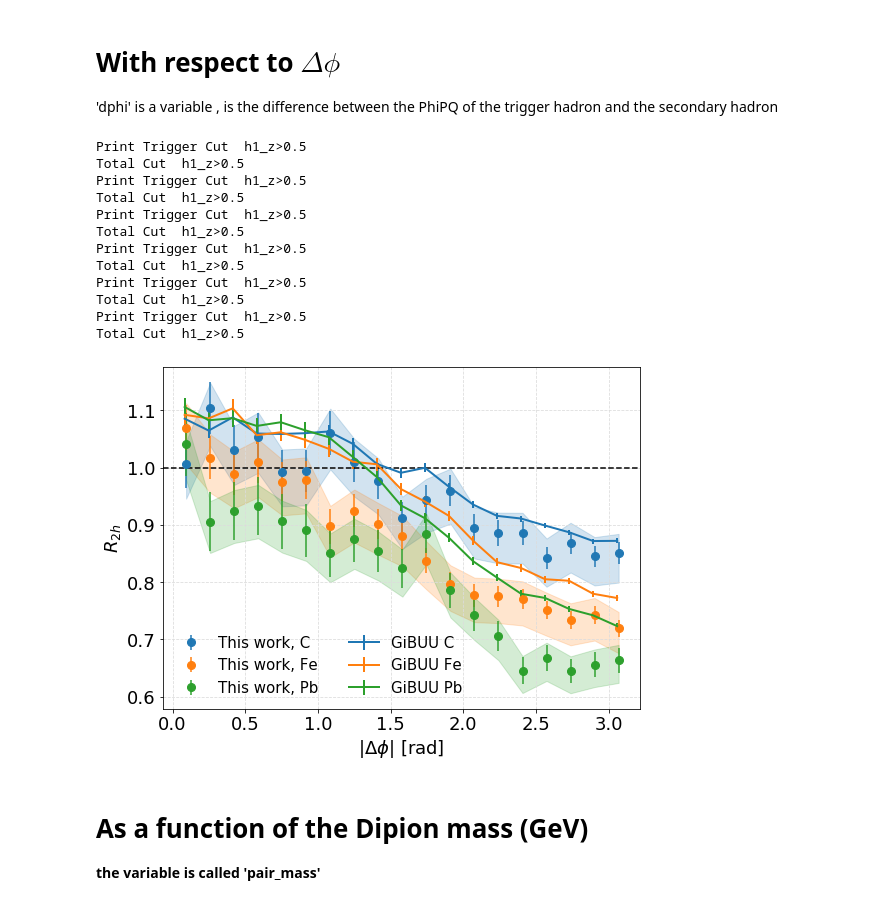
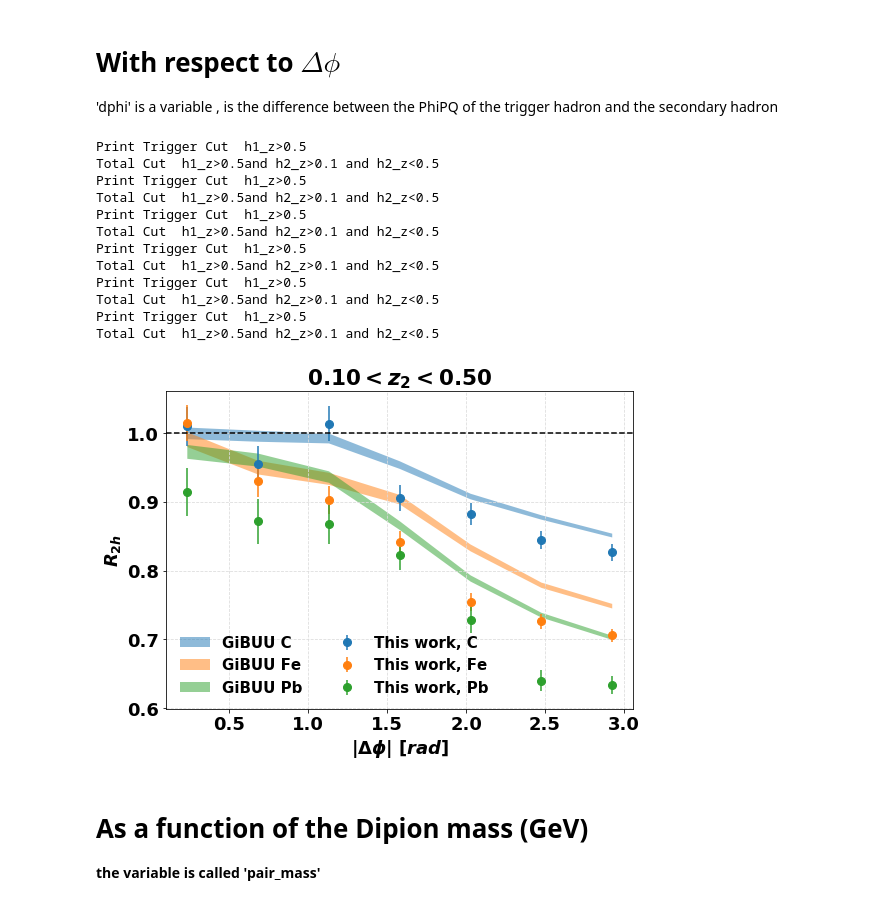
Before and after one commit to smoranvas/di-hadron, a Jupyter notebook: getRatios.ipynb, the cells around one changed output. Saved outputs shown, nothing was run; the diff lists cells and outputs as text; code cells hidden in the pictures.

```diff
--- a/getRatios.ipynb
+++ b/getRatios.ipynb
@@ -63,12 +64,18 @@ def applyCuts(fullDataframe,name='default',isMC=False,isTrigger=True):
     dataframe.eval('inelasticity = nu/5.014', inplace=True)
     dataframe.eval('h1_e = h1_z*nu', inplace=True)
     dataframe.eval('h1_p = sqrt(h1_e*h1_e-0.13957*0.13957)', inplace=True)
-    dataframe = applyCut(dataframe, 'Q2>1.0', 'Q2>1.0 :')
+    dataframe = applyCut(dataframe, 'Q2>1.0 and Q2<4.0', 'Q2>1.0 and Q2<4.0')
     #dataframe = applyCut(dataframe, 'Nu>3.0 and Nu<3.5', '3.0 < Nu < 3.5')
     #dataframe = applyCut(dataframe, 'h_z>0.5', 'h_z>0.5 :')
     dataframe = applyCut(dataframe, 'h1_p <2.5 ', 'h1_p<2.5 ')
     dataframe = applyCut(dataframe, 'inelasticity<0.85','inelasticity < 0.85')
     dataframe = applyCut(dataframe, 'abs(h1_pid)==211', 'h1_pid = pions (trigger)')
+    dataframe = applyCut(dataframe, 'nu>2.2 and nu<4.2', 'Nu>2.2 and Nu<4.2')
+    dataframe = applyCut(dataframe, 'h1_z <1.0', 'h1_z <1.0')
+
+
+
+
     return dataframe
 
 def applyCutsPair(fullDataframe,name='default',isMC=False):
@@ -84,7 +91,7 @@ def applyCutsPair(fullDataframe,name='default',isMC=False):
     dataframe.eval('h1_p = sqrt(h1_e*h1_e-0.13957*0.13957)', inplace=True)
     dataframe.eval('h2_e = h2_z*nu', inplace=True)
     dataframe.eval('h2_p = sqrt(h2_e*h2_e-0.13957*0.13957)', inplace=True)
-    dataframe = applyCut(dataframe, 'Q2>1.0', 'Q2>1.0 :')
+    dataframe = applyCut(dataframe, 'Q2>1.0 and Q2<4.0', 'Q2>1.0 :')
     #dataframe = applyCut(dataframe, 'nu>3.0 and nu<3.5', '3.0 < nu < 3.5')
     dataframe = applyCut(dataframe, 'h1_z>0.5', 'h1_z>0.5 :')
     dataframe = applyCut(dataframe, 'h1_p<2.5', 'h1_p<2.5 GeV ')
@@ -94,6 +101,7 @@ def applyCutsPair(fullDataframe,name='default',isMC=False):
     dataframe = applyCut(dataframe, 'abs(h2_pid)==211', 'secondary hadrons are pions')
     dataframe = applyCut(dataframe, 'h2_p>0.2', 'h2_p>0.2')
     dataframe = applyCut(dataframe, 'h1_p>0.2', 'h1_p>0.2')
+    dataframe = applyCut(dataframe, 'h2_z<1.0', 'h1_z<1.0')
 
     ## Theta cuts are not applied in the GiBUU case
     if (not isMC):
@@ -519,20 +518,21 @@ fig = plt.figure(figsize=(8,6))
 for target in ['C','Fe','Pb']:
     r, err,x = getRatio(df['%s'%target], df['D_%s'%target], df_trigger['%s_trigger'%target],
                         df_trigger['D_%s_trigger'%target],
-                        pair_cut='and abs(h2_pid)==211',minz=0.01,maxz=1.0,nbins=20,variable='pair_pt')
+                        pair_cut='and abs(h2_pid)==211',minz=0.01,maxz=1.0,nbins=15,variable='pair_pt')
     plt.errorbar(np.subtract(x,-i*0.005),r,yerr=err,label='This work, %s'%target,ms=8,fmt='o',alpha=0.99,color=colors[target])
-    plt.fill_between(np.subtract(x,-i*0.005), r*0.94,r*1.04, color=colors[target],alpha=0.2)
+    #plt.fill_between(np.subtract(x,-i*0.005), r*0.94,r*1.04, color=colors[target],alpha=0.2)
 
 for target in ['C','Fe','Pb']:
     r, err,x = getRatio(df['GiBUU_%s'%target],df['GiBUU_D'],
                         df_trigger['GiBUU_%s_trigger'%target],df_trigger['GiBUU_D_trigger'],
-                        pair_cut='',minz=0.01,maxz=1.0,nbins=20,variable='pair_pt')
-    plt.errorbar(x,r,yerr=err,label='GiBUU %s'%target,ms=8,lw=2)
+                        pair_cut='',minz=0.01,maxz=1.0,nbins=15,variable='pair_pt')
+    #plt.errorbar(x,r,yerr=err,label='GiBUU %s'%target,ms=8,lw=2)
+    plt.fill_between(x+0.005*i,r-err,r+err,label='GiBUU %s'%target,alpha=0.5,lw=2)
 
-plt.xlabel('Pair $p_{T}$',fontsize=18)
+plt.xlabel('$Pair$ $p_{T}$',fontsize=18)
 plt.ylabel('$R_{2h}$',fontsize=18)
 plt.axhline(y=1.0,color='black',linestyle='--')
-plt.legend(loc='best',frameon=False,fontsize=15,ncol=1)
+plt.legend(loc='best',frameon=False,fontsize=15,ncol=2)
 plt.tight_layout()
 plt.grid(True, axis='x',color='gainsboro', linestyle='dashed')
 plt.grid(True, axis='y',color='gainsboro', linestyle='dashed')
@@ -558,46 +558,47 @@ Total Cut  h1_z>0.5
 fig = plt.figure(figsize=(8,6))
 
 for target in ['C','Fe','Pb']:
     r, err,x = getRatio(df['%s'%target], df['D_%s'%target],
                         df_trigger['%s_trigger'%target], df_trigger['D_%s_trigger'%target],
-                        minz=0.0,maxz=3.14,nbins=20,variable='dphi')
+                        minz=0.0,maxz=3.14,nbins=8,variable='dphi', pair_cut='and h2_z>0.1 and h2_z<0.5')
     plt.errorbar(np.subtract(x,-i*0.005),r,yerr=err,label='This work, %s'%target,ms=8,fmt='o',alpha=0.99,color=colors[target])
-    plt.fill_between(np.subtract(x,-i*0.005), r*0.94,r*1.04, color=colors[target],alpha=0.2)
+    #plt.fill_between(np.subtract(x,-i*0.005), r*0.94,r*1.04, color=colors[target],alpha=0.2)
 
 for target in ['C','Fe','Pb']:
     #GiBUU
     r, err,x = getRatio(df['GiBUU_%s'%target],df['GiBUU_D'],
                         df_trigger['GiBUU_%s_trigger'%target],df_trigger['GiBUU_D_trigger'],
-                        minz=0.0,maxz=3.14,nbins=20,variable='dphi')
-    plt.errorbar(x,r,yerr=err,label='GiBUU %s'%target,ms=8,lw=2)
+                        minz=0.0,maxz=3.14,nbins=8,variable='dphi', pair_cut='and h2_z>0.1 and h2_z<0.5')
+    #plt.errorbar(x,r,yerr=err,label='GiBUU %s'%target,ms=8,lw=2)
+    plt.fill_between(x+0.005*i,r-err,r+err,label='GiBUU %s'%target,alpha=0.5,lw=2)
 
 
-plt.xlabel('$|\Delta\phi|$ [rad]',fontsize=18)
+plt.xlabel('$|\Delta\phi|$ $[rad]$',fontsize=18)
 plt.ylabel('$R_{2h}$',fontsize=18)
 
 #plt.xlim([0.06,0.5])
 #plt.ylim([0.0,2.0])
-
+plt.title('$0.10 < z_{2} < 0.50$')
 plt.axhline(y=1.0,color='black',linestyle='--')
 plt.legend(loc='best',frameon=False,fontsize=15,ncol=2)
 plt.grid(True, axis='x',color='gainsboro', linestyle='dashed')
 plt.grid(True, axis='y',color='gainsboro', linestyle='dashed')
 plt.tight_layout()
 #plt.savefig('R2h_DeltaPhi.pdf')
 # %% [output]
 Print Trigger Cut  h1_z>0.5
-Total Cut  h1_z>0.5
+Total Cut  h1_z>0.5and h2_z>0.1 and h2_z<0.5
 Print Trigger Cut  h1_z>0.5
-Total Cut  h1_z>0.5
+Total Cut  h1_z>0.5and h2_z>0.1 and h2_z<0.5
 Print Trigger Cut  h1_z>0.5
-Total Cut  h1_z>0.5
+Total Cut  h1_z>0.5and h2_z>0.1 and h2_z<0.5
 Print Trigger Cut  h1_z>0.5
-Total Cut  h1_z>0.5
+Total Cut  h1_z>0.5and h2_z>0.1 and h2_z<0.5
 Print Trigger Cut  h1_z>0.5
-Total Cut  h1_z>0.5
+Total Cut  h1_z>0.5and h2_z>0.1 and h2_z<0.5
 Print Trigger Cut  h1_z>0.5
-Total Cut  h1_z>0.5
+Total Cut  h1_z>0.5and h2_z>0.1 and h2_z<0.5
-[figure, old version]
+[figure, new version]
 # %%
 plt.hist(df['Fe']['dphi'],bins=100,alpha=0.5,density=True,label='Iron') # it's normalized due to the density=True!
 plt.hist(df['D_Fe']['dphi'],bins=100,alpha=0.5,density=True,label='Deuterium')
```
Also changed, not shown: parts of 13 cells of this notebook.
